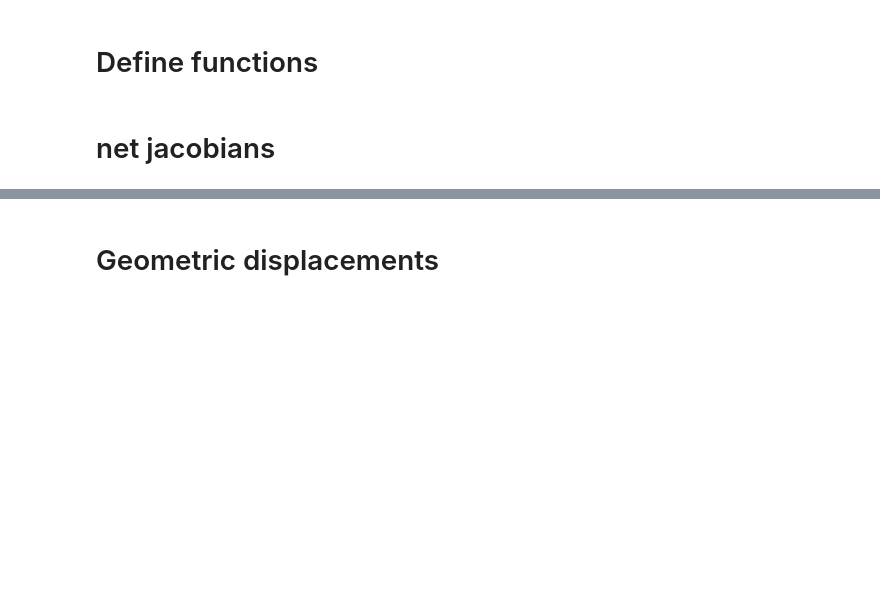
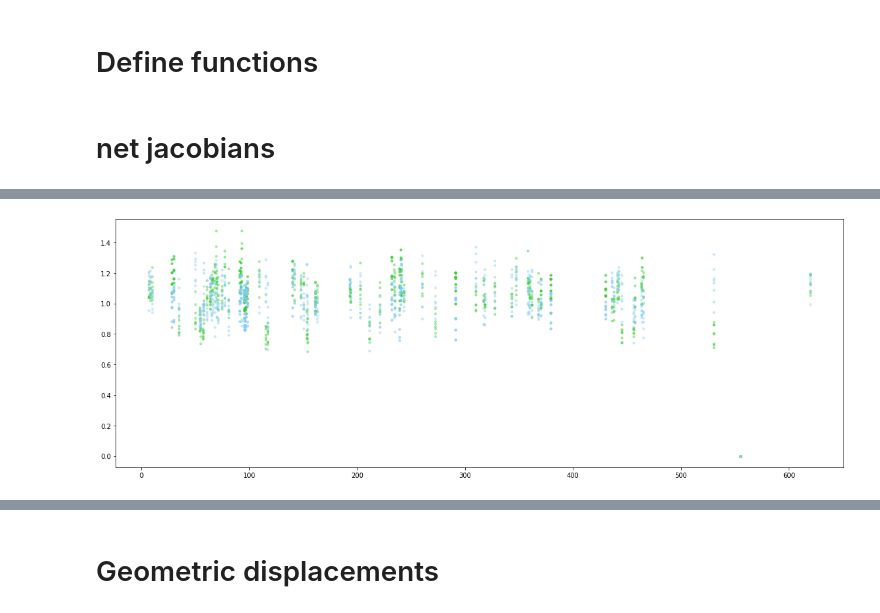
Before and after one commit to emilyjanedennis/PRA, a Jupyter notebook: notebooks/misc/net_jac_net_defo.ipynb, the cells around one changed output, grey strips where cells are left out. Drawn from its saved outputs; the diff is of its cells as text; code cells hidden in the pictures; blank space fills up the shorter version.

```diff
--- a/notebooks/misc/net_jac_net_defo.ipynb
+++ b/notebooks/misc/net_jac_net_defo.ipynb
@@ -145,13 +157,15 @@ a235
 # %%
 # plot as a scatter plot for eavh animal, color by group
 plt.figure(figsize=(20,7))
 a=.2
 sz=10
 for animal in grp1:
-    plt.scatter(df.praid,df[animal],s=sz,c='hotpink',alpha=a)
+    plt.scatter(df.praid,df[animal],s=sz,c='limegreen',alpha=a) #hotpink
 for animal in grp2:
-    plt.scatter(df.praid,df[animal],s=sz,c='orange',alpha=a)
+    plt.scatter(df.praid,df[animal],s=sz,c='lightskyblue',alpha=a) #orange
 plt.show()
+# %% [output]
+[figure, added]
 # %%
 # get the net (fem - mal or mus - rattus) jac for EACH REGION
 
```
Also changed, not shown: parts of 13 cells of this notebook, 1 other file.
